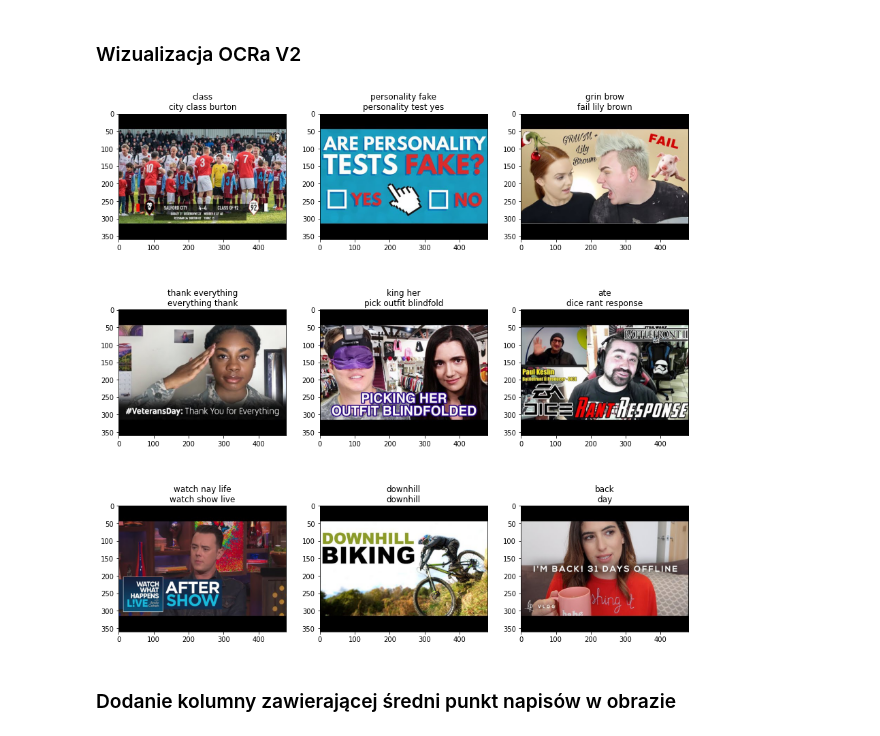
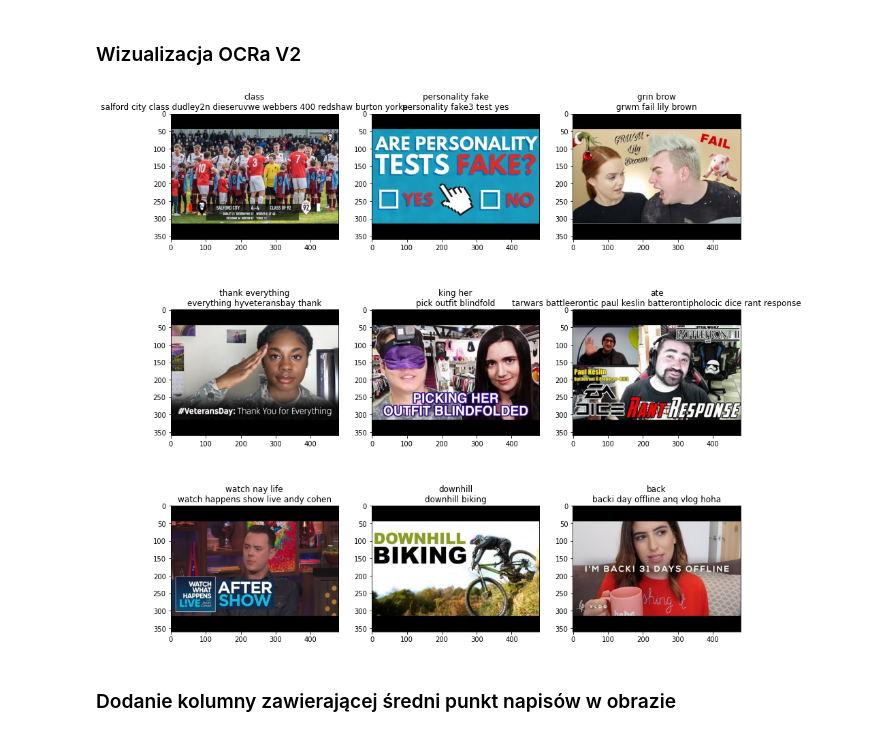
Before and after one commit to AdamKlejda/PED_YT, a Jupyter notebook: Etap2LiLatee_GB.ipynb, the cells around one changed output. Drawn from its saved outputs; the diff is of its cells as text; code cells hidden in the pictures.

Commit message:
Etap2 lilatee, ready to presentation

```diff
--- a/Etap2LiLatee_GB.ipynb
+++ b/Etap2LiLatee_GB.ipynb
@@ -60,7 +49,6 @@ pd.options.display.max_columns = None
 # %%
-df = pd.read_csv("./GB_new_columns.csv")
+df = pd.read_csv(f"./{region}_new_columns.csv")
 df = df.loc[:, ["video_id", "thumbnail_link", 'region']]
-region = df['region'][0]
 print(df.shape)
 df[:3]
 # %% [output]
@@ -316,30 +321,33 @@ df[:5]
 # %% [markdown]
 ### Wizualizacja OCRa V2
 # %%
-df = pd.read_csv(f"./our_data/Etap2/etap2_{region}-V2.csv")
+df = pd.read_csv(f"./our_data/Etap2/{region}-04_ocrV2.csv")
 
 df.loc[:, "thumb_ocr_text_V2"] = df.loc[:, "thumb_ocr_text_V2"].fillna('')
 df.loc[:, "clean_thumb_ocr_text_V2"] = df.loc[:, "clean_thumb_ocr_text_V2"].fillna('')
 
 # ocr_videos = df.loc[df.clean_thumb_ocr_text_V2 != '',:][["video_id","thumb_ocr_text_V2","clean_thumb_ocr_text_V2"]][:10]
+test_ocr_videos_ids = ['PUTEiSjKwJU', 'iNsTzqwwioY', '9GqL1DSQDL0', '1cgK-BIrXes',
+       'P4YJwy_T9pM', 'G1Ky9-OoWyo', 'l9nGCJlDclQ', '0Yp9WS6cJFA',
+       'tSjvx_c4meE', 'nR3OdeqiEF8']
 ocr_videos = df.loc[df.video_id.isin(test_ocr_videos_ids), :]
-# test_ocr_videos_ids = ocr_videos.video_id.values
+
 
 n_of_cols = 3
 n_of_rows = int(ocr_videos.shape[0]/n_of_cols)
 fig, axes = plt.subplots(n_of_rows, n_of_cols, figsize=(n_of_cols*5, n_of_rows*5))
 
 for i, row in enumerate(axes):
     for j, ax in enumerate(row):
         video = ocr_videos[i*n_of_cols+j:i*n_of_cols+j+1]
         video_id = video.video_id.values[0]
         path = Path(f'./data/thumbnailsHQ/{region}/{video_id}.png')
 
         ax.set_title(f"{video.clean_thumb_ocr_text.values[0]}\n{video.clean_thumb_ocr_text_V2.values[0]}")
         img = io.imread(str(path))
         ax.imshow(img)
 # %% [output]
-[figure, old version]
+[figure, new version]
 # %% [markdown]
 ### Dodanie kolumny zawierającej średni punkt napisów w obrazie
 # %%
```
Also changed, not shown: parts of 18 cells of this notebook, 21 other files.
